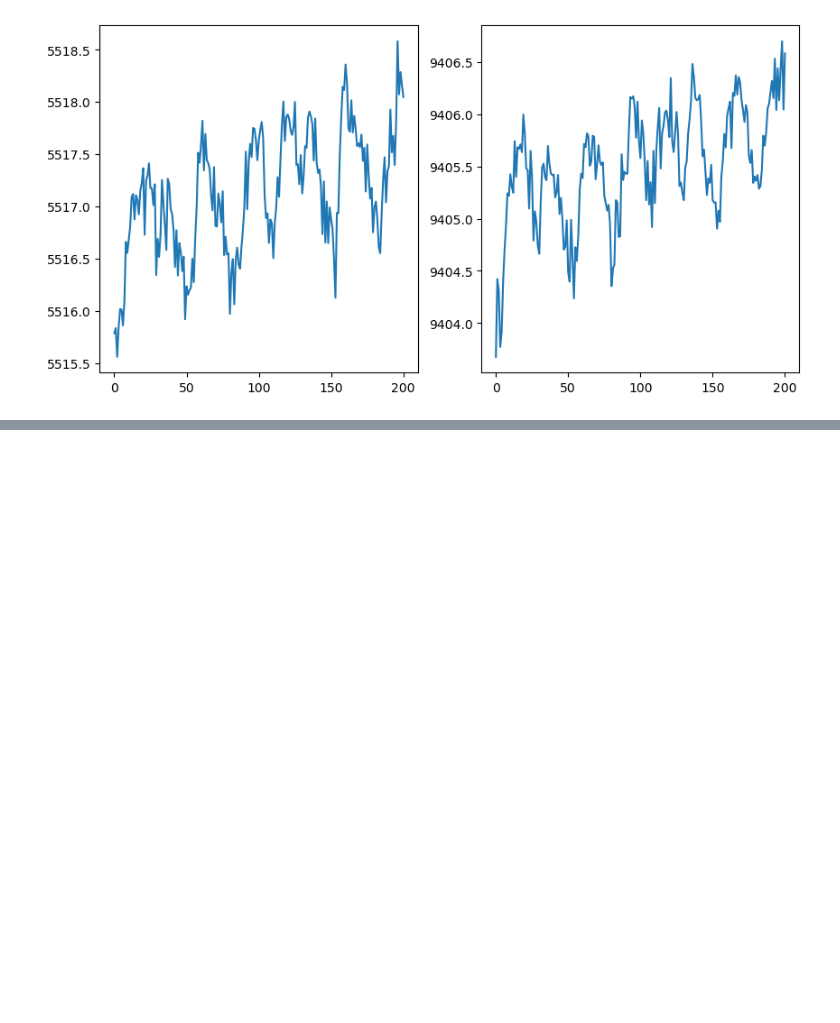
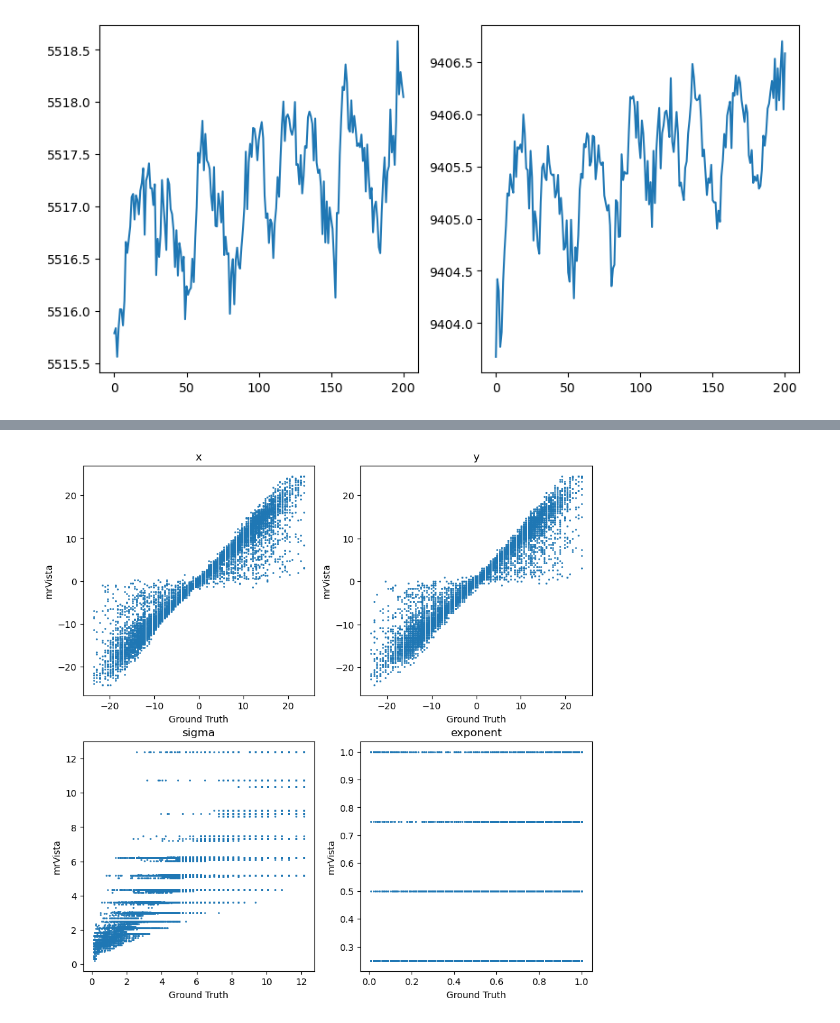
Before and after one commit to clayspacelab/popeye_model_fit, a Jupyter notebook: fakingMrVista.ipynb, the cells around one changed output, grey strips where cells are left out. Cells and saved outputs as stored; diff of their text form; code cells hidden in the pictures; blank space fills up the shorter version.

```diff
--- a/fakingMrVista.ipynb
+++ b/fakingMrVista.ipynb
@@ -79,0 +97,52 @@ plt.show()
+# %%
+# load ground truth
+groundTruthFile = os.path.join(simRoot, 'simulatedParams.pkl')
+with open(groundTruthFile, 'rb') as f:
+    groundTruth = pickle.load(f)
+
+xTrue, yTrue, sTrue, nTrue = [], [], [], []
+for i in range(len(groundTruth['params_vox'])):
+    xTrue.append(groundTruth['params_vox'][i][0])
+    yTrue.append(groundTruth['params_vox'][i][1])
+    sTrue.append(groundTruth['params_vox'][i][2])
+    nTrue.append(groundTruth['params_vox'][i][3])
+
+xmrVista, ymrVista, smrVista, nmrVista = np.zeros(nVoxels), np.zeros(nVoxels), np.zeros(nVoxels), np.zeros(nVoxels)
+valIndex = 0
+for i in range(128):
+    for j in range(128):
+        for k in range(128):
+            if valIndex < nVoxels:
+                xmrVista[valIndex] = simFit[i, j, k, 5]
+                ymrVista[valIndex] = simFit[i, j, k, 6]
+                smrVista[valIndex] = simFit[i, j, k, 3]
+                nmrVista[valIndex] = simFit[i, j, k, 4]
+                valIndex += 1
+
+# Plot mrVista vs groundTruth
+# pol ve ecc sigmamajor exponent x0 y0 b
+f, axs = plt.subplots(2, 2, figsize=(10, 10))
+axs = axs.ravel()
+axs[0].scatter(xTrue, xmrVista, s=1)
+axs[0].set_title('x')
+axs[0].set_xlabel('Ground Truth')
+axs[0].set_ylabel('mrVista')
+
+axs[1].scatter(yTrue, ymrVista, s=1)
+axs[1].set_title('y')
+axs[1].set_xlabel('Ground Truth')
+axs[1].set_ylabel('mrVista')
+
+axs[2].scatter(sTrue, smrVista, s=1)
+axs[2].set_title('sigma')
+axs[2].set_xlabel('Ground Truth')
+axs[2].set_ylabel('mrVista')
+
+axs[3].scatter(nTrue, nmrVista, s=1)
+axs[3].set_title('exponent')
+axs[3].set_xlabel('Ground Truth')
+axs[3].set_ylabel('mrVista')
+
+plt.show()
+# %% [output]
+[figure, added]
```
Also changed, not shown: parts of 2 cells of this notebook, 2 other files.
